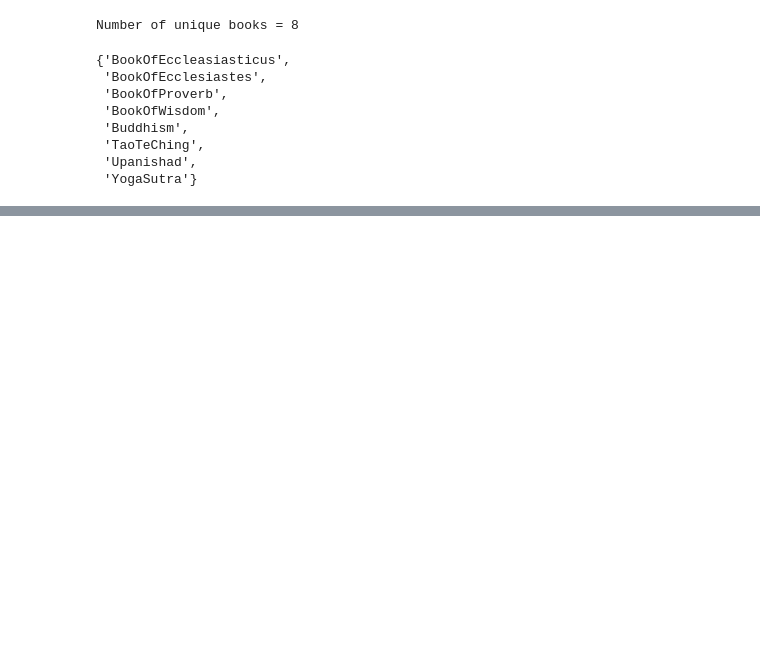
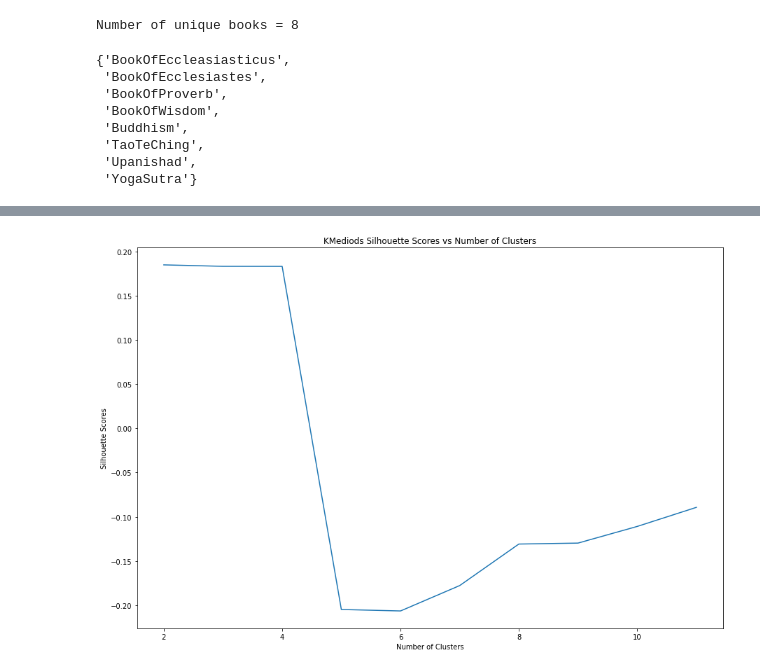
Before and after one commit to DavidVadnais/DataMining, a Jupyter notebook: CourseProject3/kMeans.ipynb, the cells around one changed output, grey strips where cells are left out. Cells and saved outputs as stored; diff of their text form; code cells hidden in the pictures; blank space fills up the shorter version.

```diff
--- a/CourseProject3/kMeans.ipynb
+++ b/CourseProject3/kMeans.ipynb
@@ -137,0 +140,9 @@ plt.show()
+# %%
+plt.figure(figsize=(15,10))
+plt.plot(list(shs.keys()), list(shs.values()))
+plt.xlabel("Number of Clusters")
+plt.ylabel("Silhouette Scores")
+plt.title("KMediods Silhouette Scores vs Number of Clusters")
+plt.show()
+# %% [output]
+[figure, added]
```
Also changed, not shown: parts of 15 cells of this notebook, 4 other files.
